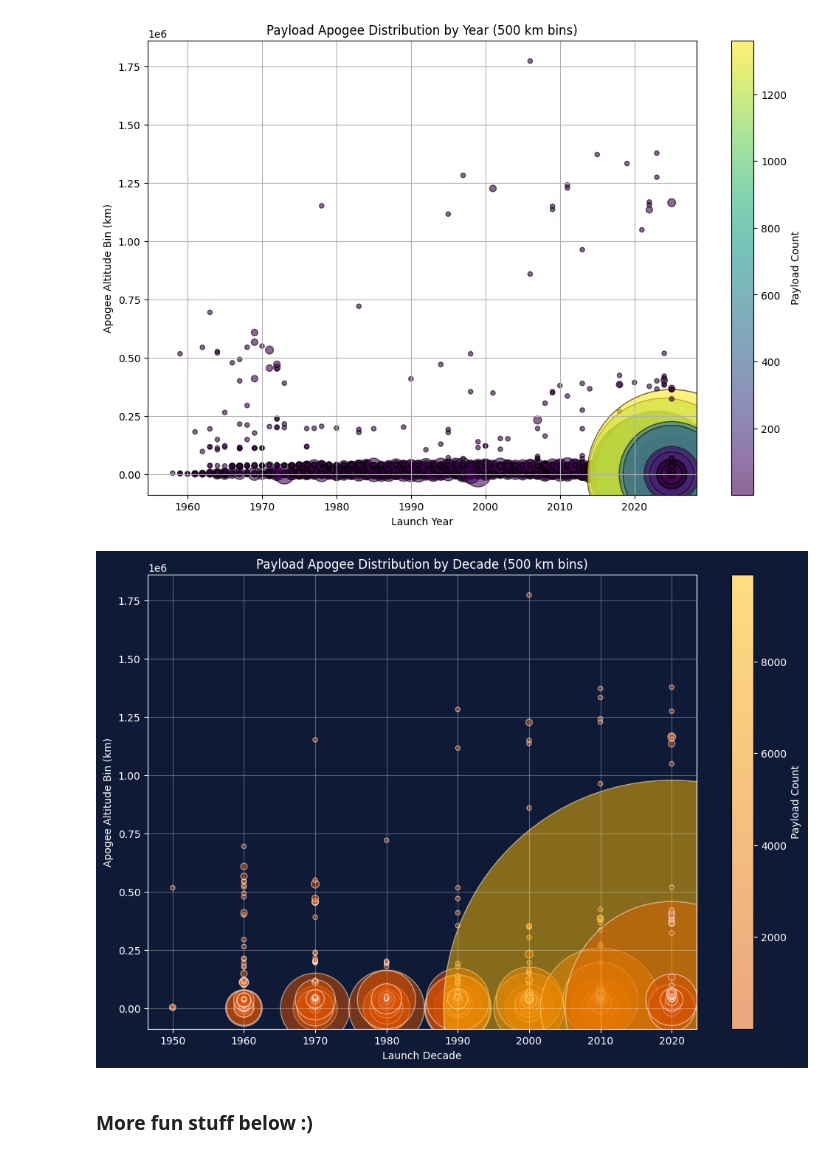
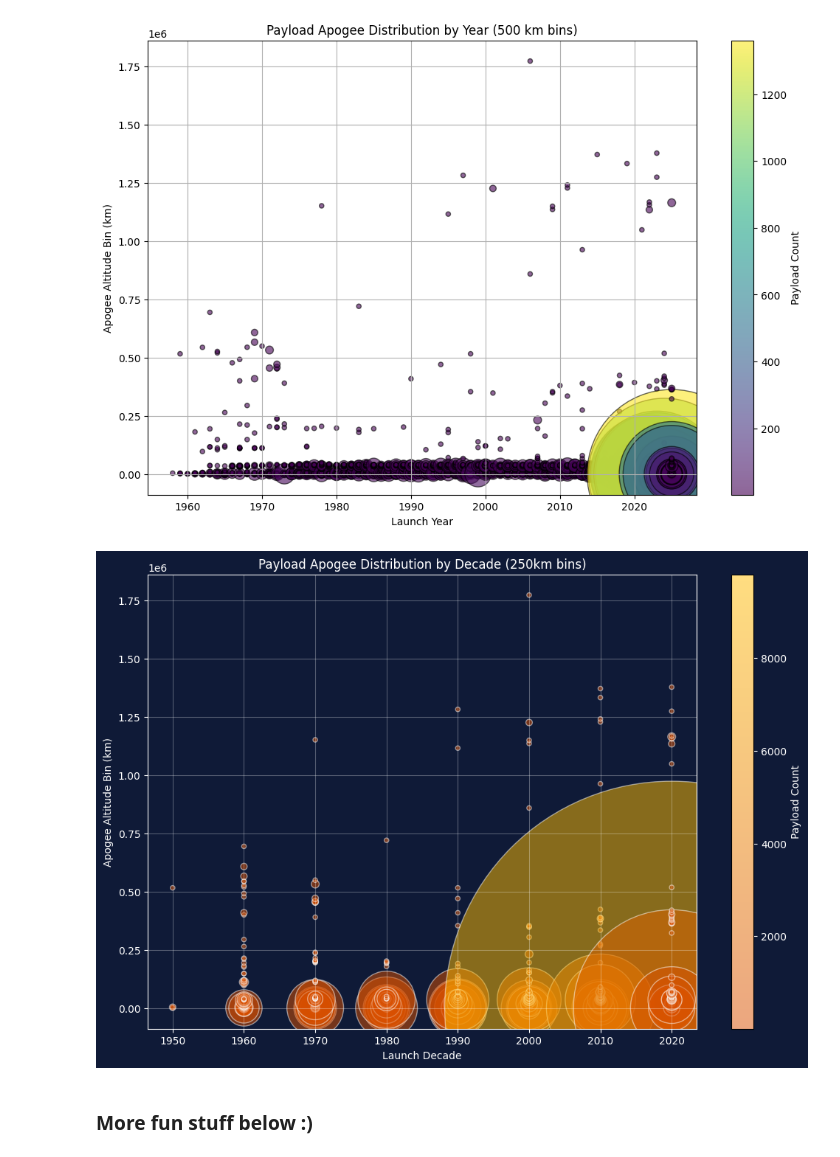
Before and after one commit to daemonchild/cardiffmet-dat5001-visualisation-of-data, a Jupyter notebook: assessment/python/2-dat5001-st20285213-tomrowan-pres1-create-graphs-vmversion.ipynb, the cells around one changed output. Saved outputs shown, nothing was run; the diff lists cells and outputs as text; code cells hidden in the pictures.

```diff
--- a/assessment/python/2-dat5001-st20285213-tomrowan-pres1-create-graphs-vmversion.ipynb
+++ b/assessment/python/2-dat5001-st20285213-tomrowan-pres1-create-graphs-vmversion.ipynb
@@ -1069,7 +1053,7 @@ payloads = payloads.dropna(subset=['Apogee','Launch Decade'])
 payloads = payloads[payloads['Apogee'] >= 0]
 
 # Bucket apogee into 500 km ranges
-bin_width = 500
+bin_width = 250
 payloads['Apogee_bin'] = (payloads['Apogee'] // bin_width) * bin_width
 
 # Group by decade and apogee bin
@@ -1079,35 +1063,35 @@ grouped = payloads.groupby(['Launch Decade','Apogee_bin']).size().reset_index(na
 fig, ax = plt.subplots(figsize=(12,8))
 fig.patch.set_facecolor(bg)        # background color
 ax.set_facecolor(bg)
 
 scatter = ax.scatter(
     grouped['Launch Decade'],
     grouped['Apogee_bin'],
     s=grouped['count']*20,   # scale bubble size
     c=grouped['count'],
     cmap=cmap_orange_gold,
     alpha=0.5,
     edgecolors='white'
 )
 
 # White text and lines
-ax.set_title('Payload Apogee Distribution by Decade (500 km bins)', color='white')
+ax.set_title('Payload Apogee Distribution by Decade (' + str(bin_width) + 'km bins)', color='white')
 ax.set_xlabel('Launch Decade', color='white')
 ax.set_ylabel('Apogee Altitude Bin (km)', color='white')
 ax.tick_params(colors='white')
 for spine in ax.spines.values():
     spine.set_color('white')
 
 # Colorbar with white text
 cbar = plt.colorbar(scatter, ax=ax)
 cbar.set_label('Payload Count', color='white')
 cbar.ax.yaxis.set_tick_params(color='white')
 plt.setp(cbar.ax.get_yticklabels(), color='white')
 
 ax.grid(True, color='white', alpha=0.3)
 plt.show()
 # %% [output]
-[figure, old version]
+[figure, new version]
 # %% [markdown]
 ### More fun stuff below :)
 # %%
```
Also changed, not shown: parts of 3 cells of this notebook.
